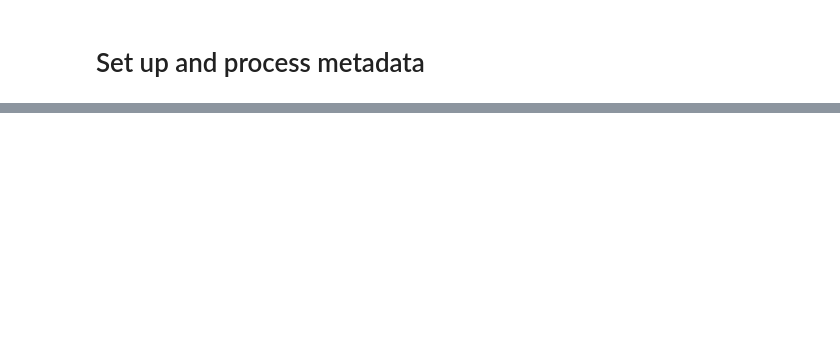
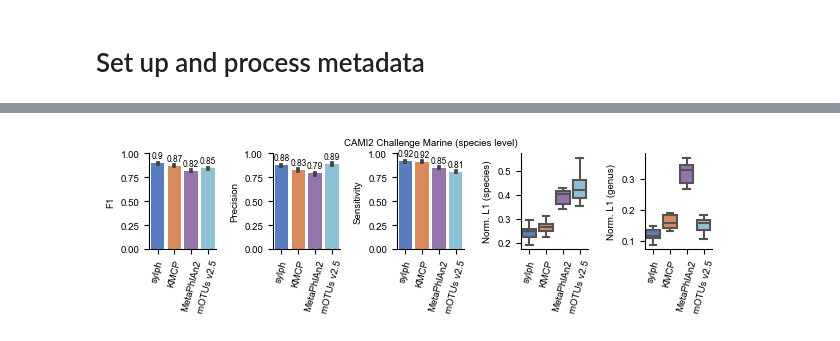
Before and after one commit to bluenote-1577/sylph-test, a Jupyter notebook: profile_analysis.ipynb, the cells around one changed output, grey strips where cells are left out. Drawn from its saved outputs; the diff is of its cells as text; code cells hidden in the pictures; blank space fills up the shorter version.

```diff
--- a/profile_analysis.ipynb
+++ b/profile_analysis.ipynb
@@ -752,0 +876,56 @@ findfont: Font family 'arial' not found.
+# %%
+sylph_cami = pd.read_csv("sylph_opal/by_tool/sylph.profile.tsv",sep='\t')
+bracken_cami = pd.read_csv("rerun_opal/by_tool/marmgCAMI2_short_read_sample_0-9.bracken_2.2.profile.tsv",sep='\t')
+metaphlan_cami = pd.read_csv("rerun_opal/by_tool/marmgCAMI2_short_read_sample_0-9.metaphlan2_2.9.22.profile.tsv",sep='\t')
+kmcp_cami = pd.read_csv("kmcp_m3_test/by_tool/kmcp-se-r1.c-m3.profile.tsv",sep='\t')
+motus_cami = pd.read_csv("rerun_opal/by_tool/marmgCAMI2_short_read_sample_0-9.motus_2.5.1.profile.tsv",sep='\t')
+df_a = pd.concat([sylph_cami.assign(method='sylph'),
+                    kmcp_cami.assign(method='KMCP'),
+  #              bracken_cami.assign(method='Bracken'),
+               metaphlan_cami.assign(method='MetaPhlAn2'),
+               motus_cami.assign(method='mOTUs v2.5'),])
+
+p = sns.color_palette("muted")
+p = [p[0], p[1], p[4], p[9]]
+fig, axes = plt.subplots(1, 5, figsize=(16*cm, 5*cm), sharey=False)
+df = df_a.loc[df_a['rank'] == 'species']
+df["F1 score"] = pd.to_numeric(df["F1 score"])
+df["F1 score"] = pd.to_numeric(df["F1 score"])
+df["L1 norm error"] = pd.to_numeric(df["L1 norm error"])
+df_g = df_a.loc[df_a['rank'] == 'genus']
+df_g["L1 norm error"] = pd.to_numeric(df_g["L1 norm error"])
+
+sns.barplot(x = 'method', y = 'F1 score', data = df, ax = axes[0], palette = p)
+sns.barplot(x = 'method', y = 'Purity', data = df, ax = axes[1], palette = p)
+sns.barplot(x = 'method', y = 'Completeness', data = df, ax = axes[2], palette = p)
+sns.boxplot(x = 'method', y = 'L1 norm error', data = df, ax = axes[3], palette = p)
+sns.boxplot(x = 'method', y = 'L1 norm error', data = df_g, ax = axes[4], palette = p)
+ylabels = ["F1", "Precision", "Sensitivity", "Norm. L1 (species)", "Norm. L1 (genus)"]
+for i,ax in enumerate(axes):
+    if i < 3:
+        ax.set_ylim([0,1])
+    ax.set_xlabel("")
+    sns.despine(ax=ax)
+    ax.set_ylabel(ylabels[i])
+    ax.tick_params(axis='x', rotation=75)
+
+#fig, axes = plt.subplots(1, 3, figsize=(18*cm, 5*cm), sharey=False)
+#df = df_a.loc[df_a['rank'] == 'genus']
+#df["F1 score"] = pd.to_numeric(df["F1 score"])
+#df["F1 score"] = pd.to_numeric(df["F1 score"])
+#df["L1 norm error"] = pd.to_numeric(df["L1 norm error"])
+
+#sns.barplot(x = 'method', y = 'F1 score', data = df, ax = axes[0], palette = p)
+
+#sns.barplot(x = 'method', y = 'Purity', data = df, ax = axes[1], palette = p)
+
+#sns.boxplot(x = 'method', y = 'L1 norm error', data = df, ax = axes[2], palette = p)
+
+for (k,ax) in enumerate(axes[0:3]):
+    for p in ax.patches:
+        ax.annotate(f'{round(p.get_height(),2)}', (p.get_x() + p.get_width() / 2., p.get_height() + 0.03 ),
+                ha='center', va='bottom',fontsize=6)
+axes[2].set_title("CAMI2 Challenge Marine (species level)",fontsize=7)
+plt.savefig("figures/cami2_marine.svg")
+# %% [output]
+[figure, added]
```
Also changed, not shown: parts of 9 cells of this notebook.
